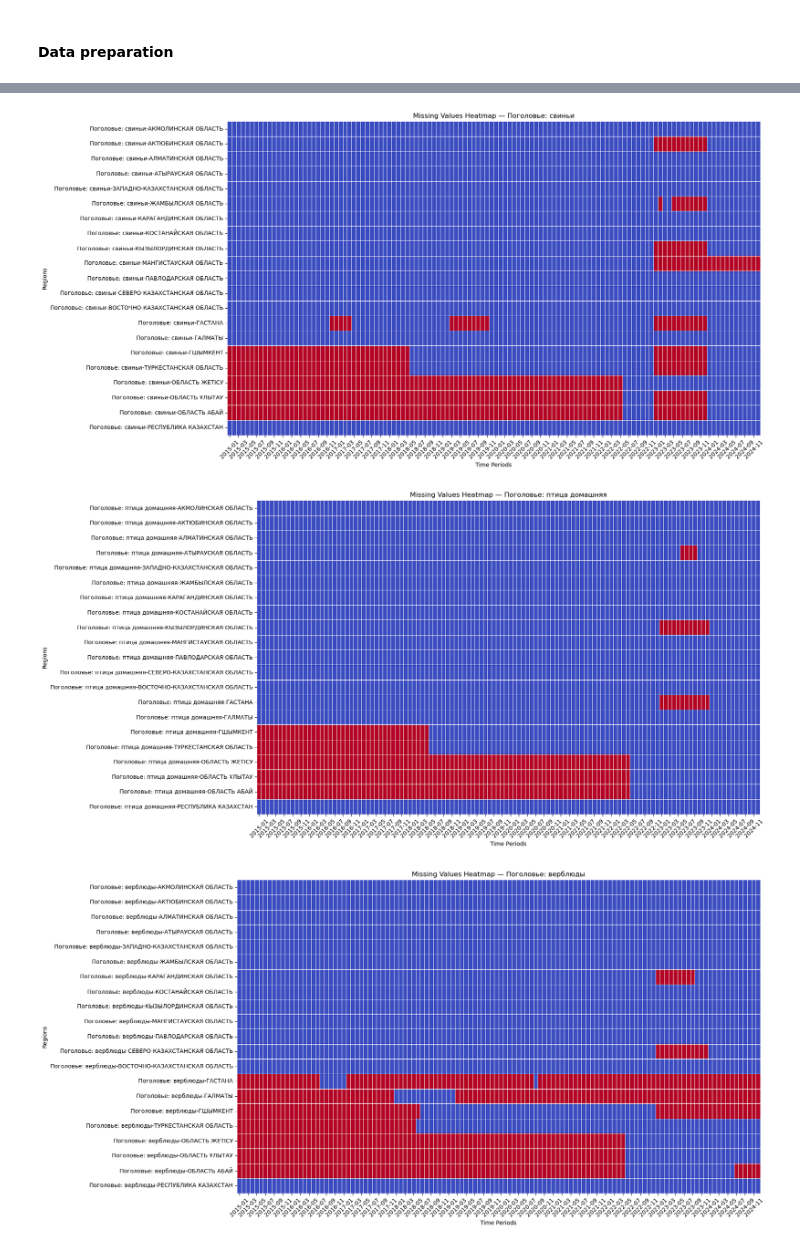
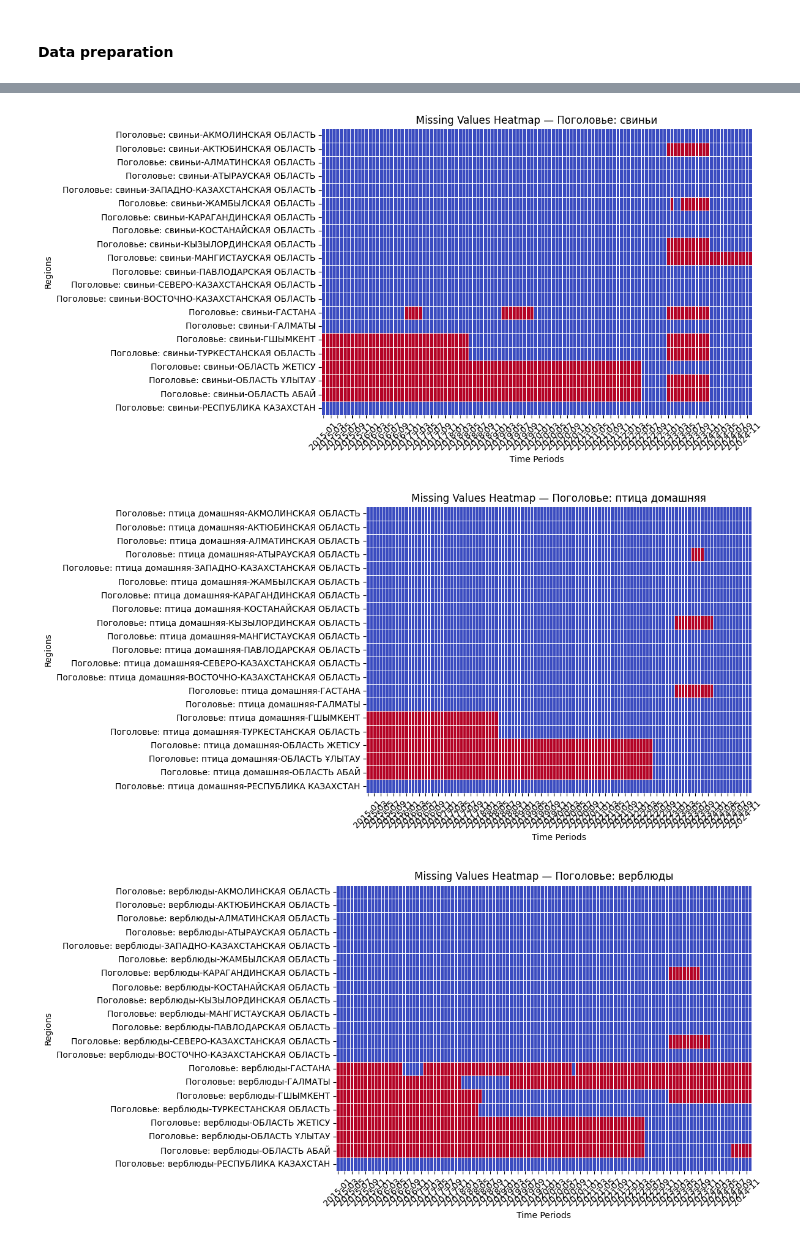
Before and after one commit to Madi147/ICC, a Jupyter notebook: Data cleansing/Data_cleansing_x_vars.ipynb, the cells around one changed output, grey strips where cells are left out. Cells and saved outputs as stored; diff of their text form; code cells hidden in the pictures.

```diff
--- a/Data cleansing/Data_cleansing_x_vars.ipynb
+++ b/Data cleansing/Data_cleansing_x_vars.ipynb
@@ -160,7 +162,7 @@ for indicator in indicators:
     missing_heatmap = df_indicator_numeric.isna()
 
     # Plot heatmap
-    plt.figure(figsize=(18, 9))
+    plt.figure(figsize=(12, 6))
     sns.heatmap(missing_heatmap, cmap="coolwarm", cbar=False, linewidths=0.5)
     plt.title(f"Missing Values Heatmap — {indicator}")
     plt.xlabel("Time Periods")
@@ -177,6 +179,6 @@ for indicator in indicators:
-[figure, old version]
+[figure, new version]
-[figure, old version]
+[figure, new version]
-[figure, old version]
+[figure, new version]
 # %%
 # Step 1: Filter only Осадки data
 df_osadki = x_vars[x_vars["Показатель"] == "Осадки"].set_index("Регион")
```
Also changed, not shown: parts of 20 cells of this notebook, 3 other files.
